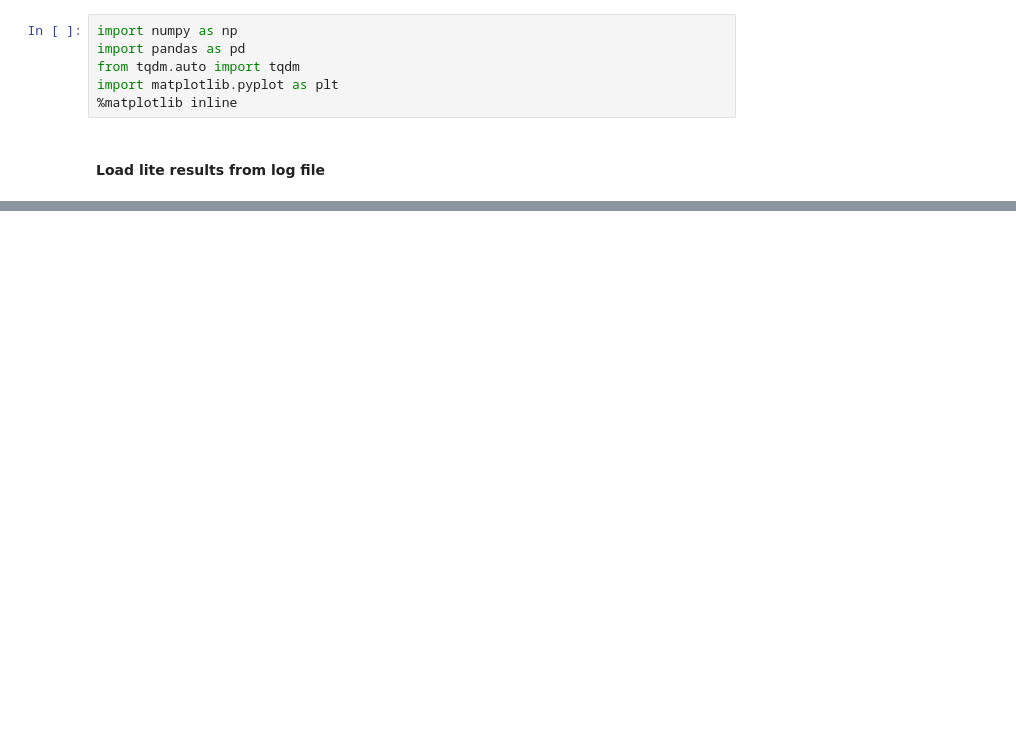
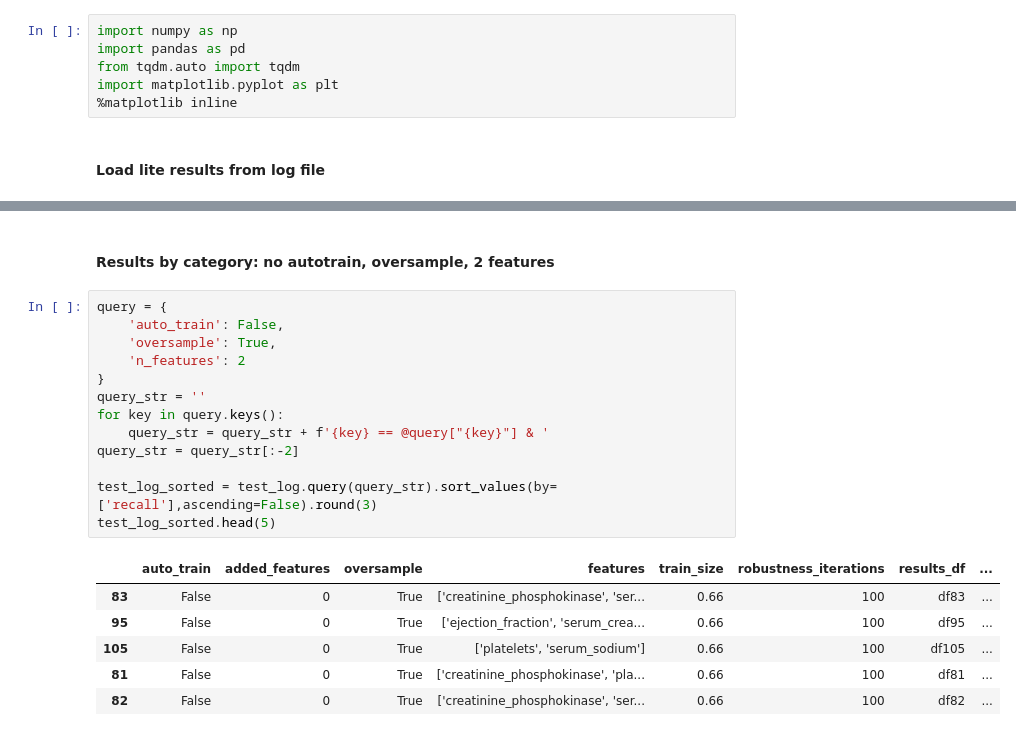
Before and after one commit to demetriomagatti/machine_learning_playground, a Jupyter notebook: heart_failure/analyse_results.ipynb, the cells around one changed output, grey strips where cells are left out. Saved outputs shown, nothing was run; the diff lists cells and outputs as text; blank space fills up the shorter version.

```diff
--- a/heart_failure/analyse_results.ipynb
+++ b/heart_failure/analyse_results.ipynb
@@ -61,0 +76,22 @@ test_log_sorted.head(10)
+# %% [markdown]
+#### Results by category: no autotrain, oversample, 2 features
+# %%
+query = {
+    'auto_train': False,
+    'oversample': True,
+    'n_features': 2
+}
+query_str = ''
+for key in query.keys():
+    query_str = query_str + f'{key} == @query["{key}"] & '
+query_str = query_str[:-2]
+
+test_log_sorted = test_log.query(query_str).sort_values(by=['recall'],ascending=False).round(3)
+test_log_sorted.head(5)
+# %% [output]
+|  | auto_train | added_features | oversample | features | train_size | robustness_iterations | results_df | ... |
+| 83 | False | 0 | True | ['creatinine_phosphokinase', 'ser... | 0.66 | 100 | df83 | ... |
+| 95 | False | 0 | True | ['ejection_fraction', 'serum_crea... | 0.66 | 100 | df95 | ... |
+| 105 | False | 0 | True | ['platelets', 'serum_sodium'] | 0.66 | 100 | df105 | ... |
+| 81 | False | 0 | True | ['creatinine_phosphokinase', 'pla... | 0.66 | 100 | df81 | ... |
+| 82 | False | 0 | True | ['creatinine_phosphokinase', 'ser... | 0.66 | 100 | df82 | ... |
```
Also changed, not shown: parts of 17 cells of this notebook, 30 other files.
